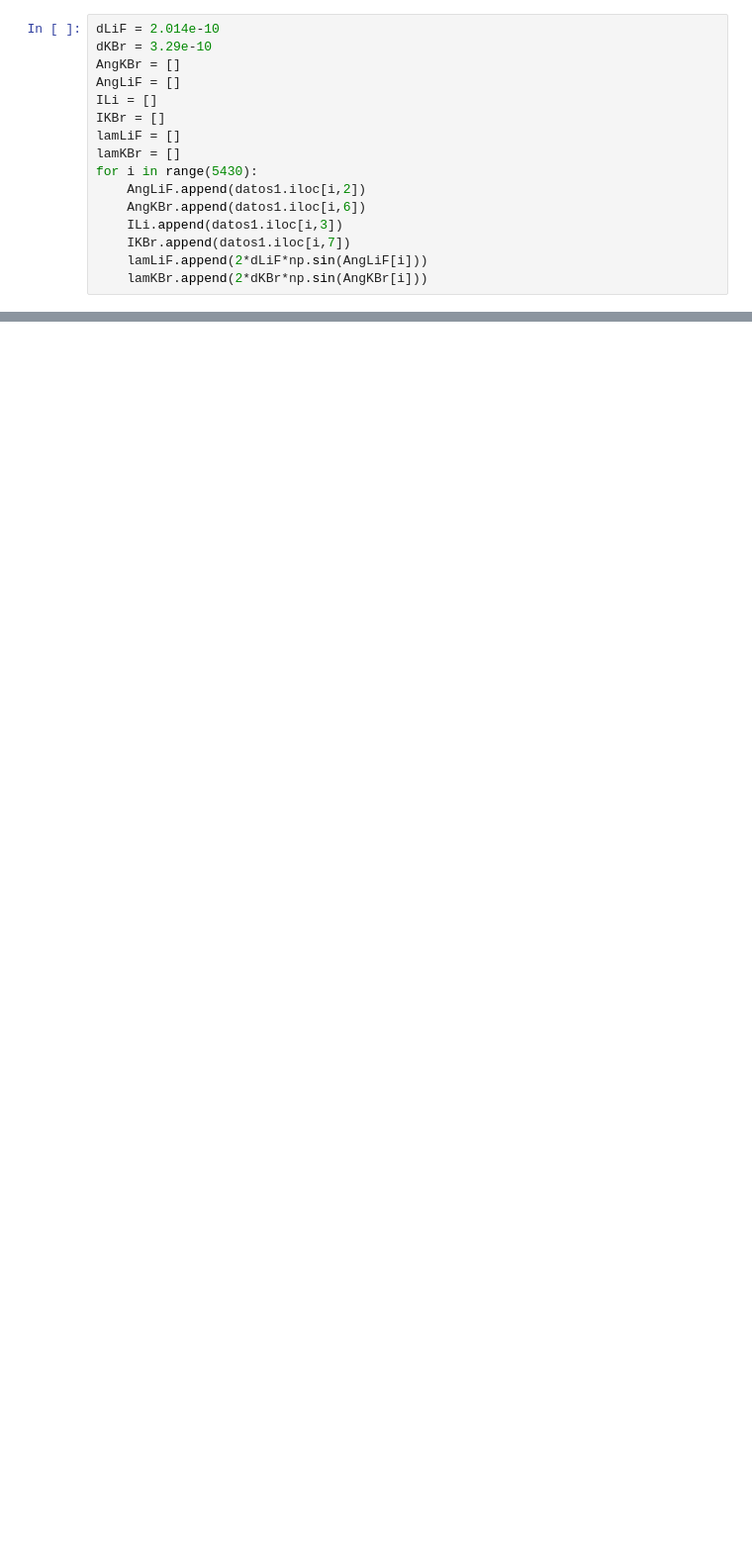
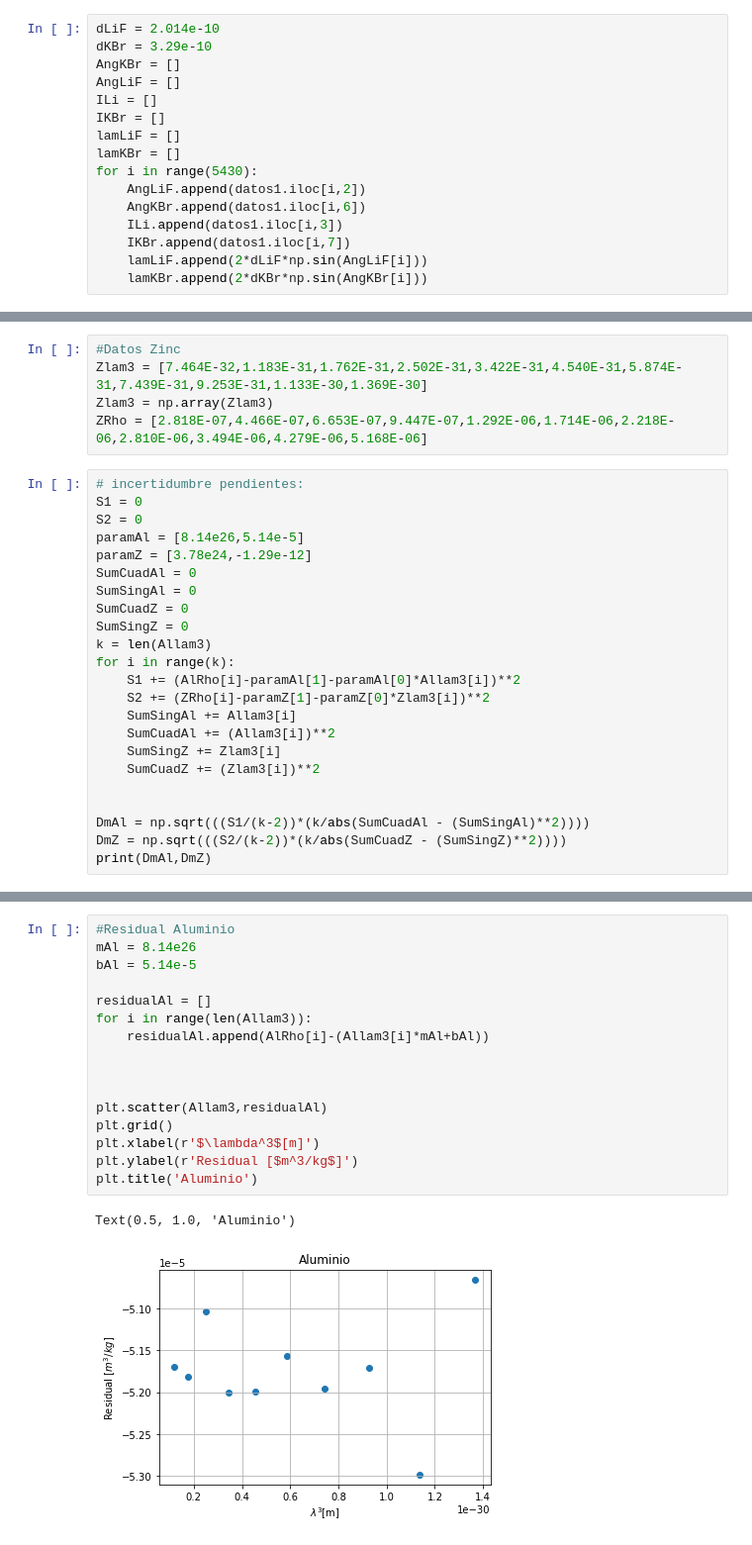
Before and after one commit to AlejandroPuert/LabIntermedio, a Jupyter notebook: Xray_pyth.ipynb, the cells around one changed output, grey strips where cells are left out. Shown at 99% size. Cells and saved outputs as stored; diff of their text form; blank space fills up the shorter version.

```diff
--- a/Xray_pyth.ipynb
+++ b/Xray_pyth.ipynb
@@ -120,0 +175,28 @@ Delta = [Delta1,Delta11,Delta2,Delta22]
+# %%
+#Datos Zinc
+Zlam3 = [7.464E-32,1.183E-31,1.762E-31,2.502E-31,3.422E-31,4.540E-31,5.874E-31,7.439E-31,9.253E-31,1.133E-30,1.369E-30]
+Zlam3 = np.array(Zlam3)
+ZRho = [2.818E-07,4.466E-07,6.653E-07,9.447E-07,1.292E-06,1.714E-06,2.218E-06,2.810E-06,3.494E-06,4.279E-06,5.168E-06]
+# %%
+# incertidumbre pendientes:
+S1 = 0
+S2 = 0
+paramAl = [8.14e26,5.14e-5]
+paramZ = [3.78e24,-1.29e-12]
+SumCuadAl = 0
+SumSingAl = 0
+SumCuadZ = 0
+SumSingZ = 0
+k = len(Allam3)
+for i in range(k):
+    S1 += (AlRho[i]-paramAl[1]-paramAl[0]*Allam3[i])**2
+    S2 += (ZRho[i]-paramZ[1]-paramZ[0]*Zlam3[i])**2
+    SumSingAl += Allam3[i]
+    SumCuadAl += (Allam3[i])**2
+    SumSingZ += Zlam3[i]
+    SumCuadZ += (Zlam3[i])**2
+
+
+DmAl = np.sqrt(((S1/(k-2))*(k/abs(SumCuadAl - (SumSingAl)**2))))
+DmZ = np.sqrt(((S2/(k-2))*(k/abs(SumCuadZ - (SumSingZ)**2))))
+print(DmAl,DmZ)
@@ -120,0 +209,19 @@ Delta = [Delta1,Delta11,Delta2,Delta22]
+# %%
+#Residual Aluminio
+mAl = 8.14e26
+bAl = 5.14e-5
+
+residualAl = []
+for i in range(len(Allam3)):
+    residualAl.append(AlRho[i]-(Allam3[i]*mAl+bAl))
+
+
+
+plt.scatter(Allam3,residualAl)
+plt.grid()
+plt.xlabel(r'$\lambda^3$[m]')
+plt.ylabel(r'Residual [$m^3/kg$]')
+plt.title('Aluminio')
+# %% [output]
+Text(0.5, 1.0, 'Aluminio')
+[figure, added]
```
Also changed, not shown: parts of 16 cells of this notebook.
